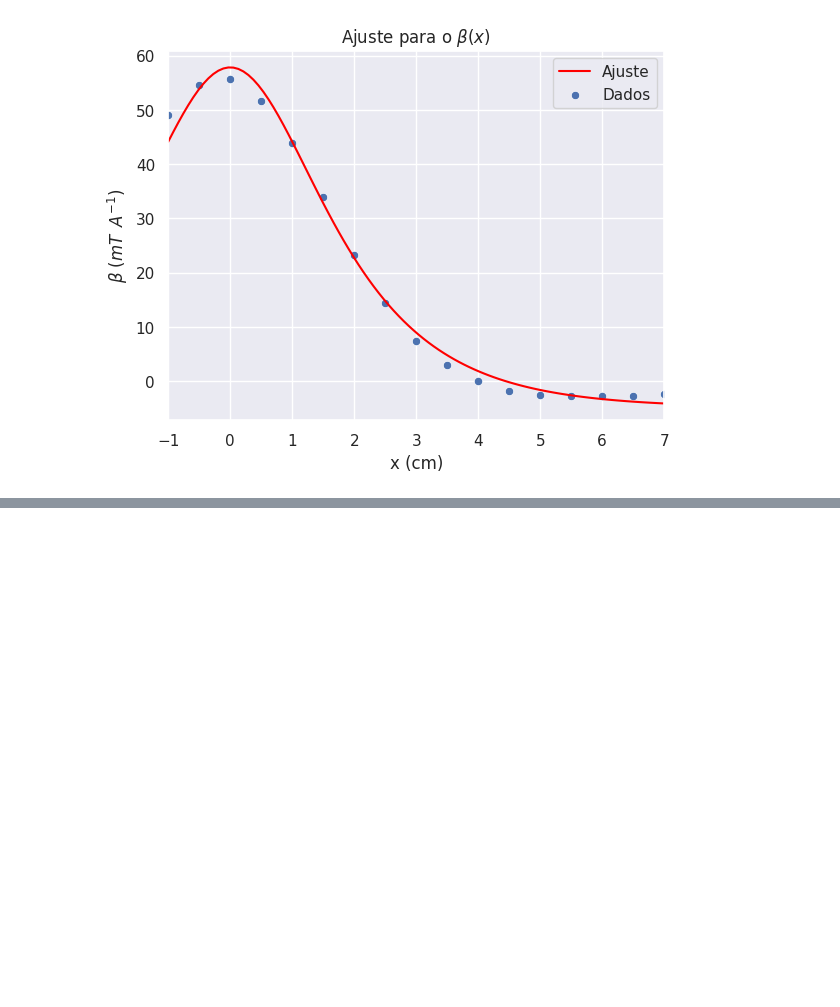
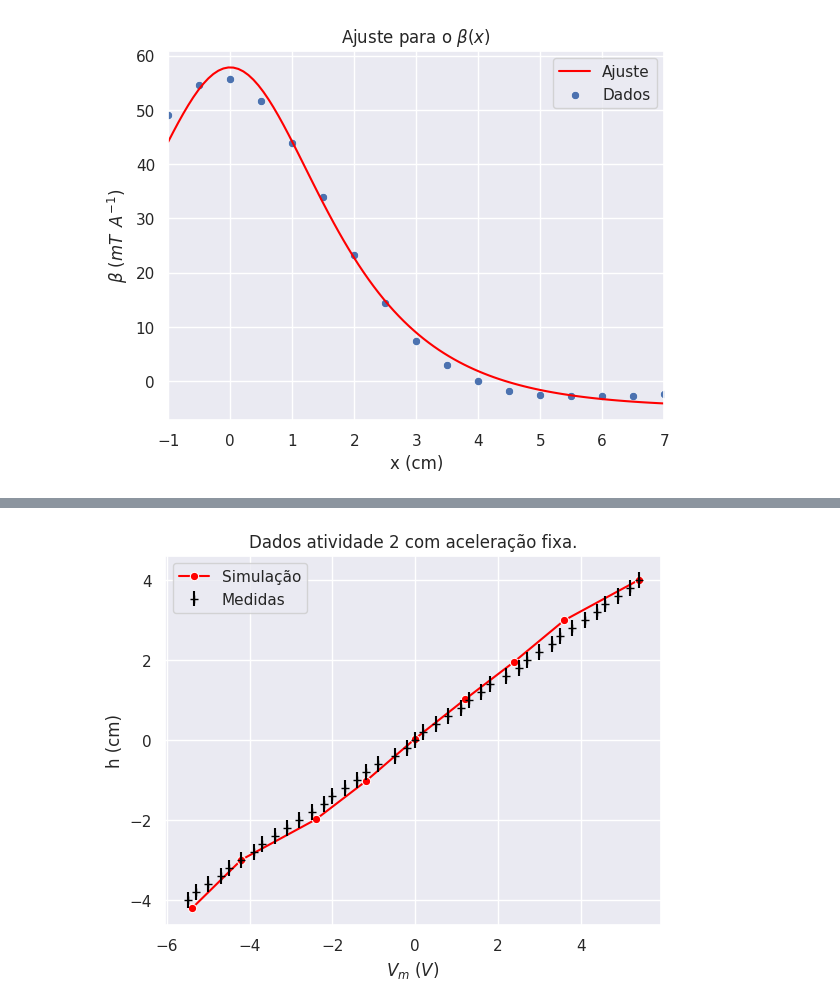
Before and after one commit to ivfreire/lab_3, a Jupyter notebook: Experimento 3/Atividade 3/analise.ipynb, the cells around one changed output, grey strips where cells are left out. Cells and saved outputs as stored; diff of their text form; code cells hidden in the pictures; blank space fills up the shorter version.

```diff
--- a/Experimento 3/Atividade 3/analise.ipynb
+++ b/Experimento 3/Atividade 3/analise.ipynb
@@ -114,0 +152,17 @@ np.savetxt('beta.txt', b)
+# %%
+exp = np.loadtxt('atv2/acfix.txt').transpose()
+sim = np.loadtxt('atv3/atv2-acfix.txt').transpose()
+# %%
+plt.title('Dados atividade 2 com aceleração fixa.')
+
+sns.lineplot(x=sim[0]*60, y=sim[1], color='red', marker='o', label='Simulação')
+plt.errorbar(x=exp[0], y=exp[1] /10, yerr=0.2, fmt=' ', marker='+', color='black', label='Medidas')
+
+plt.xlabel('$V_{m}$ ($V$)')
+plt.ylabel('h (cm)')
+plt.legend()
+
+plt.savefig('plots/atv2_acfix.png', dpi=300, bbox_inches='tight')
+plt.show()
+# %% [output]
+[figure, added]
```
Also changed, not shown: parts of 12 cells of this notebook.
